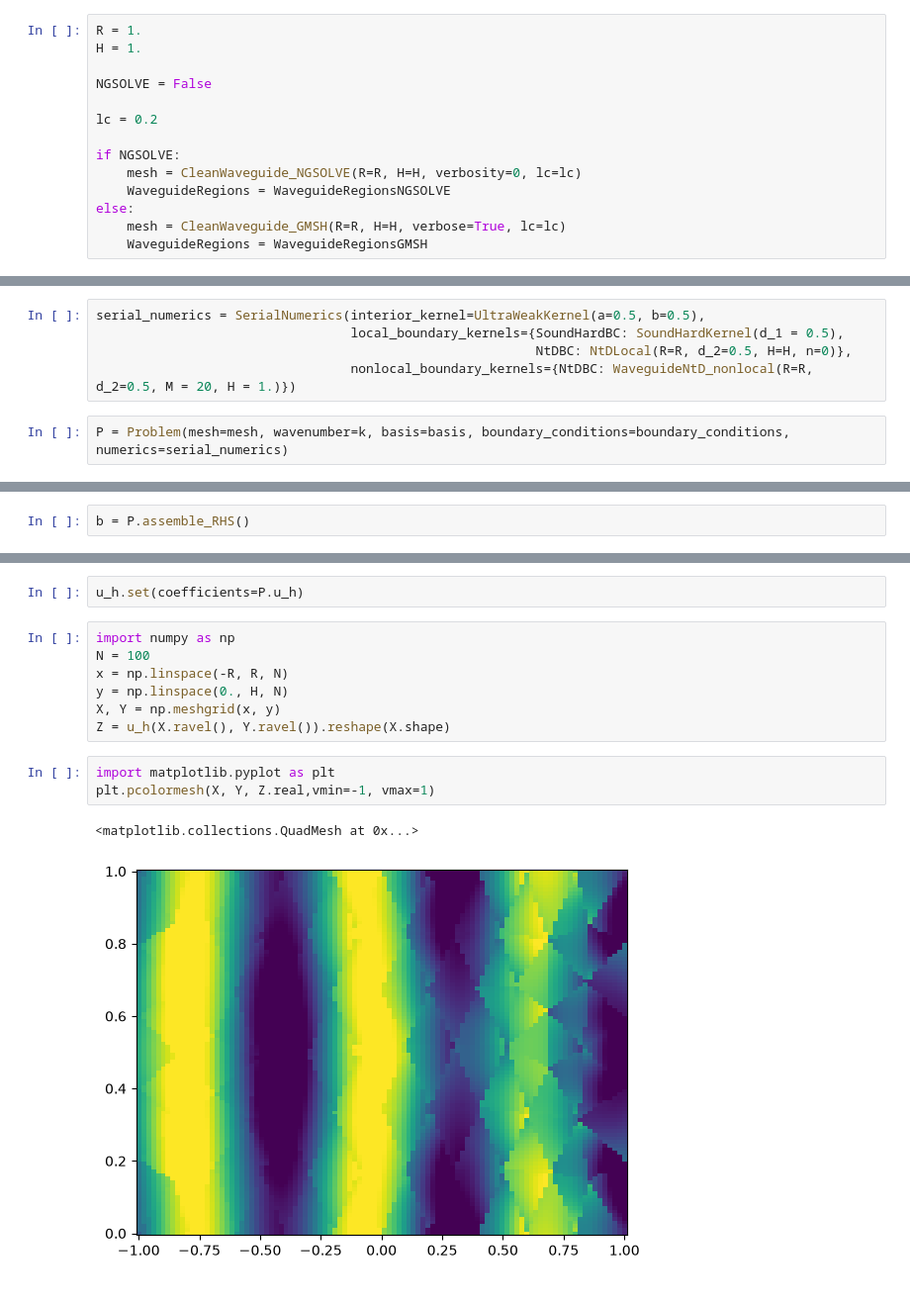
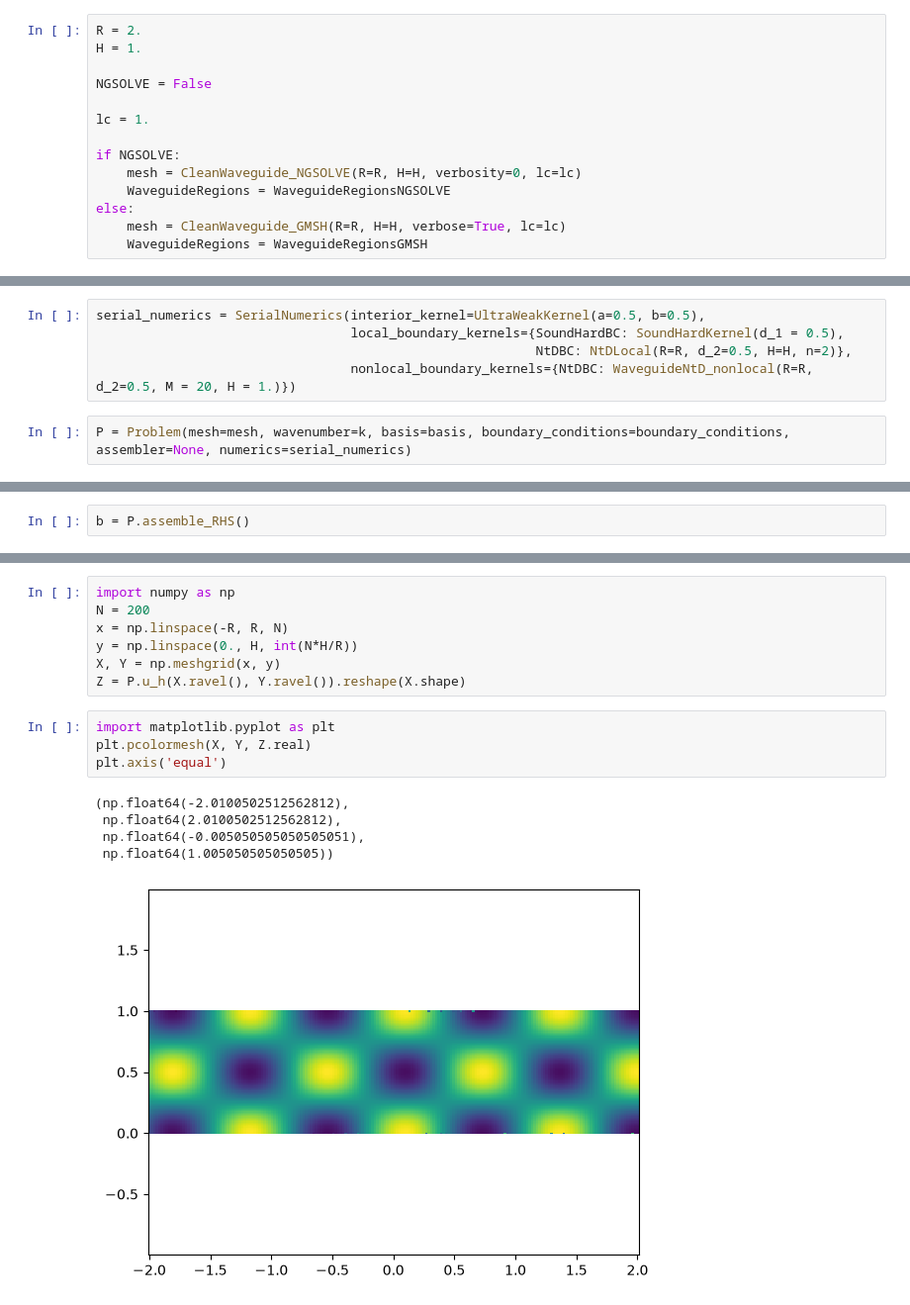
Before and after one commit to MPenaR/Trefftz, a Jupyter notebook: notebooks/sandbox2.ipynb, the cells around one changed output, grey strips where cells are left out. Shown at 99% size. Drawn from its saved outputs; the diff is of its cells as text.

Commit message:
refactoring on the serial assembler works, still there something missing in the non-local terms, which can be seen in the broken inlets

```diff
--- a/notebooks/sandbox2.ipynb
+++ b/notebooks/sandbox2.ipynb
@@ -92,12 +92,12 @@ def CleanWaveguide_NGSOLVE(H: float = 1., R: float = 5., lc: float = 0.3, verbos
 
     return mesh
 # %%
-R = 1.
+R = 2.
 H = 1.
 
 NGSOLVE = False
 
-lc = 0.2
+lc = 1.
 
 if NGSOLVE:
     mesh = CleanWaveguide_NGSOLVE(R=R, H=H, verbosity=0, lc=lc)
@@ -147,10 +147,10 @@ from trefftz.dg.serial_kernels import SoundHardKernel, UltraWeakKernel, NtDLocal
 # %%
 serial_numerics = SerialNumerics(interior_kernel=UltraWeakKernel(a=0.5, b=0.5),
                                  local_boundary_kernels={SoundHardBC: SoundHardKernel(d_1 = 0.5),
-                                                         NtDBC: NtDLocal(R=R, d_2=0.5, H=H, n=0)},
+                                                         NtDBC: NtDLocal(R=R, d_2=0.5, H=H, n=2)},
                                  nonlocal_boundary_kernels={NtDBC: WaveguideNtD_nonlocal(R=R, d_2=0.5, M = 20, H = 1.)})
 # %%
-P = Problem(mesh=mesh, wavenumber=k, basis=basis, boundary_conditions=boundary_conditions, numerics=serial_numerics)
+P = Problem(mesh=mesh, wavenumber=k, basis=basis, boundary_conditions=boundary_conditions, assembler=None, numerics=serial_numerics)
 # %%
 A = P.assemble_LHS()
 # %%
@@ -196,15 +194,17 @@ u_h = TrefftzFunction(mesh=mesh, basis=basis)
-# %%
-u_h.set(coefficients=P.u_h)
 # %%
 import numpy as np
-N = 100
+N = 200
 x = np.linspace(-R, R, N)
-y = np.linspace(0., H, N)
+y = np.linspace(0., H, int(N*H/R))
 X, Y = np.meshgrid(x, y)
-Z = u_h(X.ravel(), Y.ravel()).reshape(X.shape)
+Z = P.u_h(X.ravel(), Y.ravel()).reshape(X.shape)
 # %%
 import matplotlib.pyplot as plt
-plt.pcolormesh(X, Y, Z.real,vmin=-1, vmax=1)
+plt.pcolormesh(X, Y, Z.real)
+plt.axis('equal')
 # %% [output]
-<matplotlib.collections.QuadMesh at 0x...>
+(np.float64(-2.0100502512562812),
+ np.float64(2.0100502512562812),
+ np.float64(-0.005050505050505051),
+ np.float64(1.005050505050505))
-[figure, old version]
+[figure, new version]
```
Also changed, not shown: parts of 9 cells of this notebook, 4 other files.
